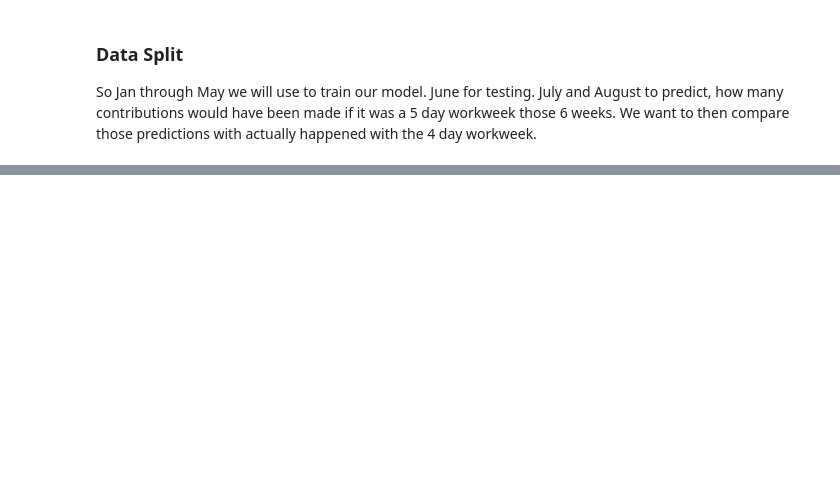
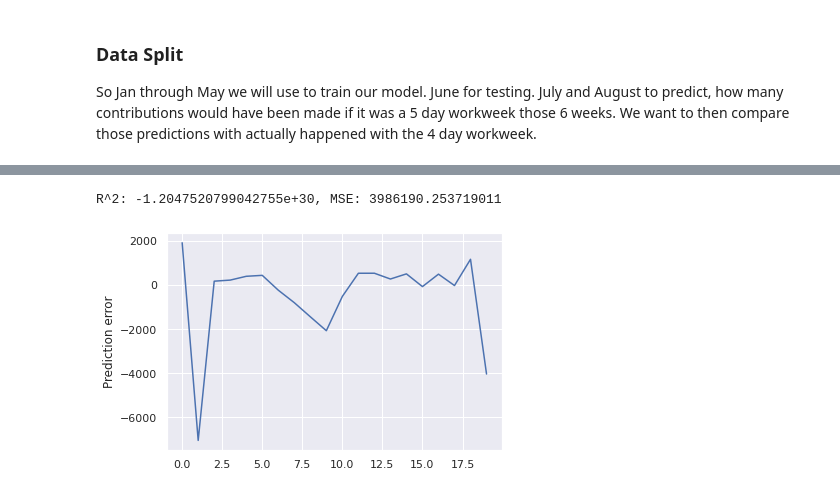
Before and after one commit to anastasia-pashkova/TDI_capstone, a Jupyter notebook: FINAL/aap_capstone_data_analysis_model.ipynb, the cells around one changed output, grey strips where cells are left out. Drawn from its saved outputs; the diff is of its cells as text; code cells hidden in the pictures; blank space fills up the shorter version.

```diff
--- a/FINAL/aap_capstone_data_analysis_model.ipynb
+++ b/FINAL/aap_capstone_data_analysis_model.ipynb
@@ -500,0 +561,4 @@ ser_company_test = df_all_users_weekly_test_june.iloc[:,0]
+# %%
+train_np_arr = ser_company_train.to_numpy()
+# %%
+model = pm.auto_arima(train_np_arr, suppress_warnings=True)
@@ -500,0 +579,12 @@ ser_company_test = df_all_users_weekly_test_june.iloc[:,0]
+# %%
+in_sample = model.predict_in_sample()
+# %%
+plt.plot(in_sample[2:] - train_np_arr[2:]);
+plt.ylabel("Prediction error")
+
+r2 = r2_score(in_sample[2:], train_np_arr[2:])
+mse = mean_squared_error(in_sample[2:], train_np_arr[2:])
+print("R^2: {}, MSE: {}".format(r2, mse))
+# %% [output]
+R^2: -1.2047520799042755e+30, MSE: 3986190.253719011
+[figure, added]
```
Also changed, not shown: parts of 26 cells of this notebook, 1 other file.
